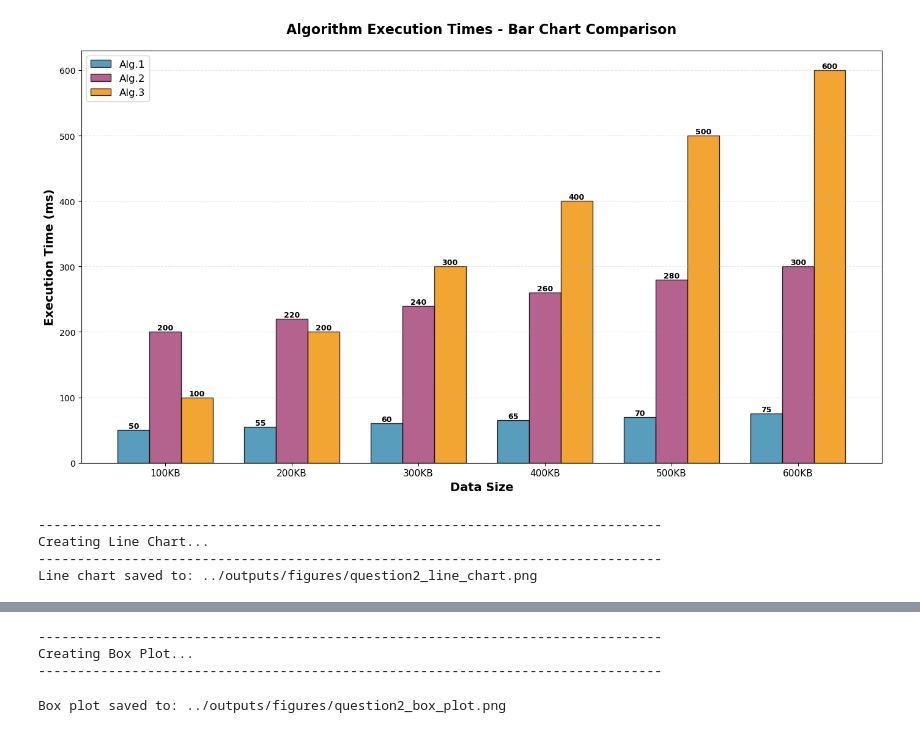
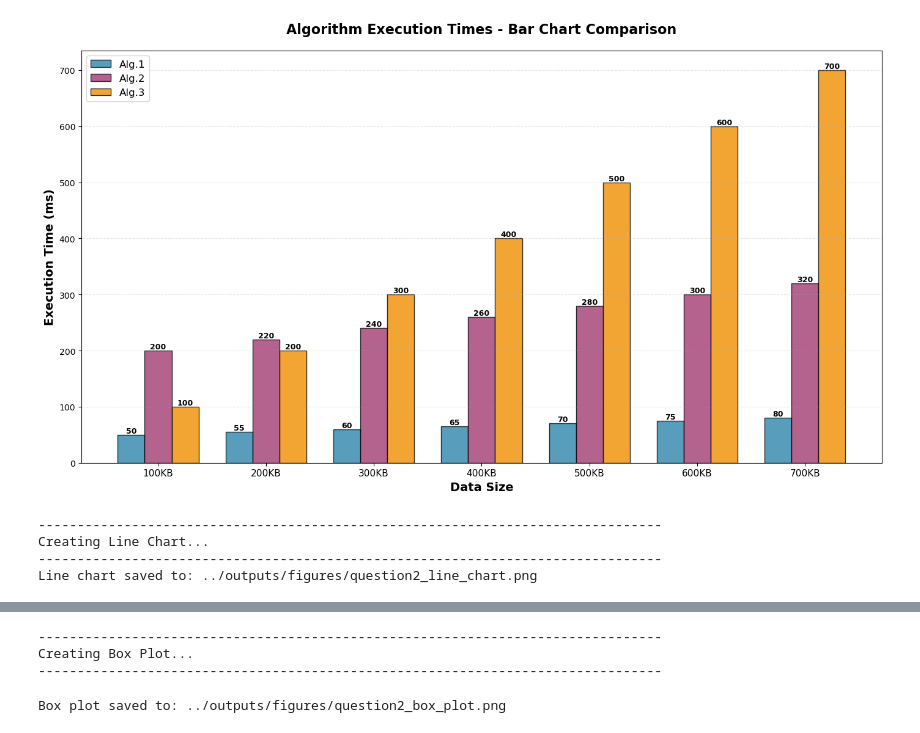
Before and after one commit to alitkbbl/Numerical-Methods, a Jupyter notebook: notebooks/02_data_visualization.ipynb, the cells around one changed output, grey strips where cells are left out. Saved outputs shown, nothing was run; the diff lists cells and outputs as text; code cells hidden in the pictures.

```diff
--- a/notebooks/02_data_visualization.ipynb
+++ b/notebooks/02_data_visualization.ipynb
@@ -26,24 +26,66 @@ else:
     df = pd.read_excel(excel_file_path)
 
     print(f"\nExcel file loaded successfully from: {excel_file_path}")
-    print(f"\nDataFrame shape: {df.shape[0]} rows × {df.shape[1]} columns")
-    print("\nDataFrame contents:")
+    print(f"\nOriginal DataFrame shape: {df.shape[0]} rows × {df.shape[1]} columns")
+    print("\nOriginal DataFrame contents:")
     print(df)
 
-    # Extract data dynamically
+    # ========================================================================
+    # Part B: Add New Data Automatically
+    # ========================================================================
+    print("\n" + "="*80)
+    print("PART B: Adding New Data (700KB, 80, 320, 700)")
+    print("="*80)
+
+    # Get column names
+    col_names = df.columns.tolist()
+
+    # Check if 700KB data already exists
+    data_exists = False
+    for idx, row in df.iterrows():
+        first_col_val = str(row[col_names[0]])
+        if '700' in first_col_val:
+            data_exists = True
+            break
+
+    if data_exists:
+        print("\n700KB data already exists in the Excel file. Skipping addition.")
+    else:
+        print("\n700KB data not found. Adding new row...")
+
+        # Create new row
+        new_row = pd.DataFrame({
+            col_names[0]: ['700KB'],
+            col_names[1]: [80],
+            col_names[2]: [320],
+            col_names[3]: [700]
+        })
+
+        # Add new row to dataframe
+        df = pd.concat([df, new_row], ignore_index=True)
+
+        # Save updated dataframe back to Excel
+        df.to_excel(excel_file_path, index=False)
+
+        print("✓ New data added successfully to Excel file!")
+        print("\nUpdated DataFrame:")
+        print(df)
+
+    # ========================================================================
+    # Extract data dynamically (after potential update)
+    # ========================================================================
     data_sizes = df.iloc[:, 0].values  # First column (Data size)
     alg1_times = df.iloc[:, 1].values  # Second column (Algorithm 1)
     alg2_times = df.iloc[:, 2].values  # Third column (Algorithm 2)
     alg3_times = df.iloc[:, 3].values  # Fourth column (Algorithm 3)
 
     # Get column names dynamically
-    col_names = df.columns.tolist()
     data_size_label = col_names[0]
     alg1_label = col_names[1]
     alg2_label = col_names[2]
     alg3_label = col_names[3]
 
-    print(f"\nColumn names detected:")
+    print(f"\nFinal data being used for visualization:")
     print(f"  {data_size_label}: {data_sizes}")
     print(f"  {alg1_label}: {alg1_times}")
     print(f"  {alg2_label}: {alg2_times}")
@@ -194,37 +236,21 @@ else:
     print(summary_stats.to_string(index=False))
 
     # ========================================================================
-    # Part B: Note for Adding New Data
-    # ========================================================================
-    print("\n" + "="*80)
-    print("PART B: Adding New Data Instructions")
-    print("="*80)
-    print("\nTo add the new data row (700KB, 80, 320, 700) to the Excel file:")
-    print("1. Open the Excel file: ../data/algorithm_times.xlsx")
-    print("2. Add a new row with the following values:")
-    print("   Data size: 700KB")
-    print("   Alg.1: 80")
-    print("   Alg.2: 320")
-    print("   Alg.3: 700")
-    print("3. Save the Excel file")
-    print("4. Re-run this notebook - the charts will automatically update!")
-    print("\nThe code is designed to read ALL rows and columns dynamically,")
-    print("so no code changes are needed when new data is added.")
-
-    # ========================================================================
     # Part C: Calculate Average for Algorithm 2 (100-600KB data only)
     # ========================================================================
     print("\n" + "="*80)
     print("PART C: Average Execution Time for Algorithm 2")
     print("="*80)
 
-    # Filter data for 100KB to 600KB (exclude 700KB if present)
     # Convert data_sizes to numeric format for comparison
     data_sizes_numeric = []
     for size in data_sizes:
-        # Extract numeric value from string (e.g., "100KB" -> 100)
-        numeric_val = int(''.join(filter(str.isdigit, str(size))))
-        data_sizes_numeric.append(numeric_val)
+        if isinstance(size, (int, float)):
+            data_sizes_numeric.append(int(size))
+        else:
+            # Extract numeric value from string (e.g., "100KB" -> 100)
+            numeric_str = ''.join(filter(str.isdigit, str(size)))
+            data_sizes_numeric.append(int(numeric_str) if numeric_str else 0)
 
     # Get indices where data size is between 100 and 600
     indices_100_600 = [i for i, size in enumerate(data_sizes_numeric) if 100 <= size <= 600]
@@ -242,7 +268,7 @@ else:
     print(f"\nAverage execution time for {alg2_label} (100KB-600KB): {avg_alg2:.2f} ms")
 
     # Save results to text file
-    with open('../outputs/results/question2_results.txt', 'w') as f:
+    with open('../outputs/results/question2_results.txt', 'w', encoding='utf-8') as f:
         f.write("="*80 + "\n")
         f.write("QUESTION 2: ANALYSIS RESULTS\n")
         f.write("="*80 + "\n\n")
@@ -284,8 +310,8 @@ DataFrame shape: 6 rows × 4 columns
 --------------------------------------------------------------------------------
 Creating Bar Chart...
 --------------------------------------------------------------------------------
 Bar chart saved to: ../outputs/figures/question2_bar_chart.png
-[figure, old version]
+[figure, new version]
 --------------------------------------------------------------------------------
 Creating Line Chart...
 --------------------------------------------------------------------------------
```
Also changed, not shown: parts of 1 cell of this notebook, 8 other files.
